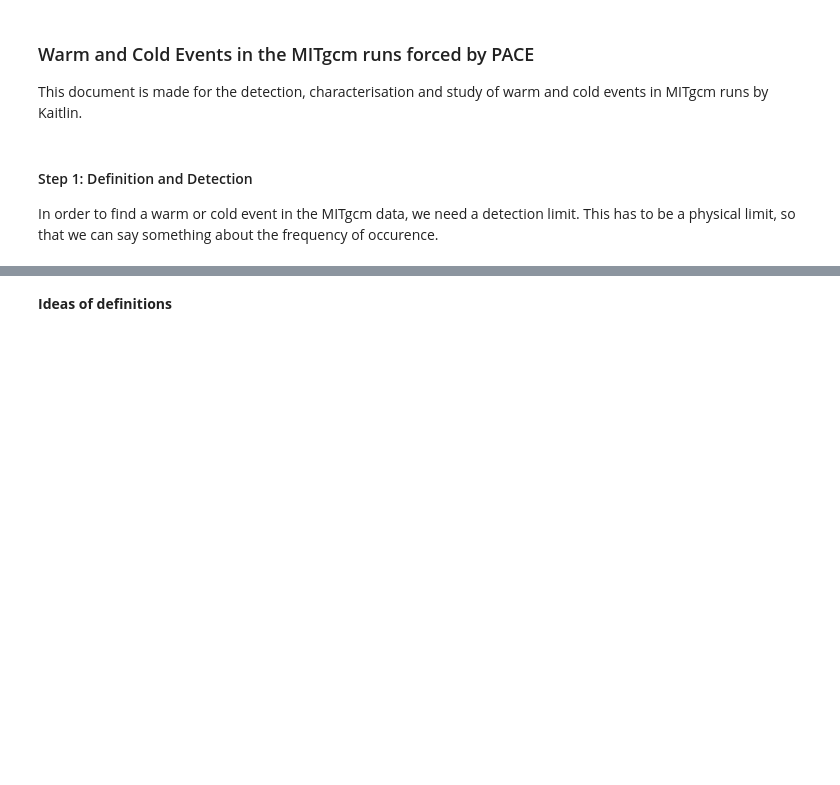
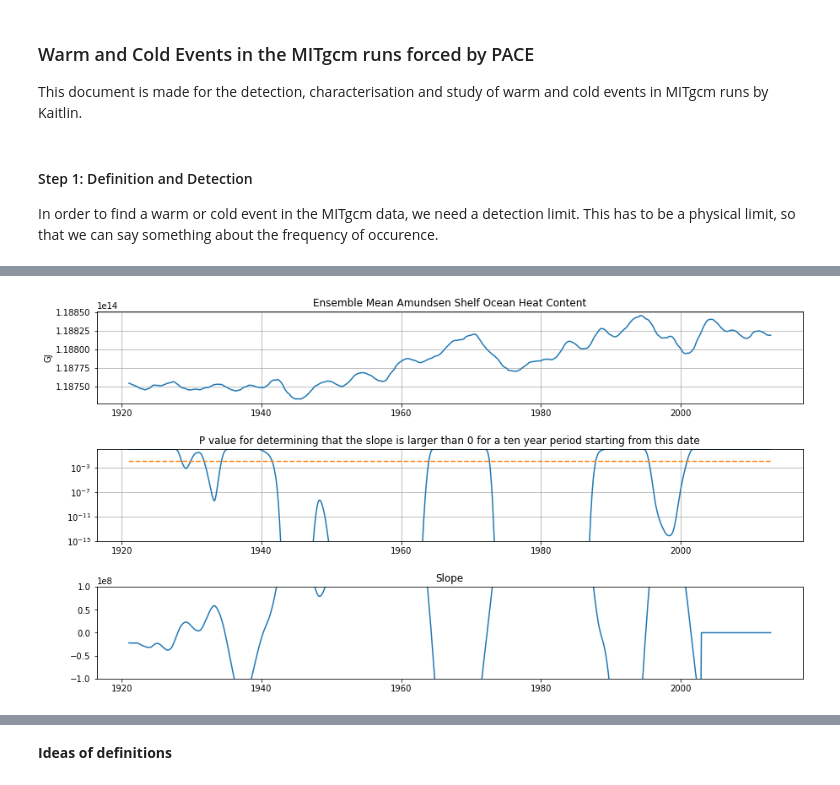
Before and after one commit to Joren1996/Amundsen_Sea_Project, a Jupyter notebook: mitgcm/warmAndColdEvents.ipynb, the cells around one changed output, grey strips where cells are left out. Drawn from its saved outputs; the diff is of its cells as text; code cells hidden in the pictures; blank space fills up the shorter version.

```diff
--- a/mitgcm/warmAndColdEvents.ipynb
+++ b/mitgcm/warmAndColdEvents.ipynb
@@ -12,0 +128,65 @@ In order to find a warm or cold event in the MITgcm data, we need a detection li
+# %%
+from scipy.stats import linregress
+
+window=12*2
+y=total['amundsen_shelf_ohc_below_0m']['1920':'2013'].rolling(window, center=True).mean().mean(axis=1).values[int(window/2):-int(window/2)]
+x=np.arange(len(y))
+
+period=10
+p_list=np.ones(len(x))
+r_list=np.zeros(len(x))
+slope_list=np.zeros(len(x))
+for i in range(0, len(x)-period*12):
+    slope, intercept, r, p, se = linregress(x[i:i+period*12], y[i:i+period*12], alternative='greater')
+    p_list[i]=p
+    r_list[i]=r**2
+    slope_list[i]=slope
+
+
+plt.figure(figsize=(15,8))
+plt.subplot(3,1,1)
+plt.title('Ensemble Mean Amundsen Shelf Ocean Heat Content')
+plt.plot(total['amundsen_shelf_ohc_below_0m']['1920':'2013'].index[int(window/2):-int(window/2)], total['amundsen_shelf_ohc_below_0m']['1920':'2013'].rolling(window, center=True).mean().mean(axis=1).iloc[int(window/2):-int(window/2)])
+plt.ylabel(units['amundsen_shelf_ohc_below_0m'])
+plt.grid(True)
+plt.subplot(3,1,2)
+plt.title('P value for determining that the slope is larger than 0 for a ten year period starting from this date')
+plt.plot(total['amundsen_shelf_ohc_below_0m']['1920':'2013'].rolling(window, center=True).mean().mean(axis=1).index[int(window/2):-int(window/2)],p_list)
+plt.plot(total['amundsen_shelf_ohc_below_0m']['1920':'2013'].rolling(window, center=True).mean().mean(axis=1).index[int(window/2):-int(window/2)], np.ones(len(x))*0.01, '--')
+plt.yscale('log')
+plt.ylim([1e-15, 1])
+plt.grid(True)
+
+#plt.subplot(4,1,3)
+#plt.plot(total['amundsen_shelf_ohc_below_0m']['1920':'2013'].rolling(window, center=True).mean().mean(axis=1).index[int(window/2):-int(window/2)],r_list)
+
+plt.subplot(3,1,3)
+plt.title('Slope')
+plt.plot(total['amundsen_shelf_ohc_below_0m']['1920':'2013'].rolling(window, center=True).mean().mean(axis=1).index[int(window/2):-int(window/2)],slope_list)
+plt.ylim([-1e8, 1e8])
+
+
+plt.subplots_adjust(hspace=0.5, wspace=0.5)
+
+# plt.figure(figsize=(15,8))
+# plt.subplot(4,1,1)
+# plt.plot(total['amundsen_shelf_ohc_below_0m']['1920':'2013'].index[int(window/2):-int(window/2)], total['amundsen_shelf_ohc_below_0m']['1920':'2013'].rolling(window, center=True).mean().mean(axis=1).iloc[int(window/2):-int(window/2)])
+# plt.grid(True)
+# plt.subplot(4,1,2)
+# plt.plot(total['amundsen_shelf_ohc_below_0m']['1920':'2013'].rolling(window, center=True).mean().mean(axis=1).index[int(window/2):-int(window/2)],p_list)
+# plt.plot(total['amundsen_shelf_ohc_below_0m']['1920':'2013'].rolling(window, center=True).mean().mean(axis=1).index[int(window/2):-int(window/2)], np.ones(len(x))*0.01, '--')
+# plt.yscale('log')
+# plt.ylim([1e-25, 1])
+# plt.grid(True)
+
+# plt.subplot(4,1,3)
+# plt.plot(total['amundsen_shelf_ohc_below_0m']['1920':'2013'].rolling(window, center=True).mean().mean(axis=1).index[int(window/2):-int(window/2)],r_list)
+
+# plt.subplot(4,1,4)
+# plt.plot(total['amundsen_shelf_ohc_below_0m']['1920':'2013'].rolling(window, center=True).mean().mean(axis=1).index[int(window/2):-int(window/2)],slope_list)
+# plt.ylim([-1e8, 1e8])
+
+index=[i for i in x if (p_list[i]<0.01) & (p_list[i-1]>0.01)]
+
+print(total['amundsen_shelf_ohc_below_0m']['1920':'2013'].rolling(window, center=True).mean().mean(axis=1).index[int(window/2):-int(window/2)][index[-1]])
+# %% [output]
@@ -12,0 +194 @@ In order to find a warm or cold event in the MITgcm data, we need a detection li
+[figure, added]
```
Also changed, not shown: parts of 11 cells of this notebook, 3 other files.
